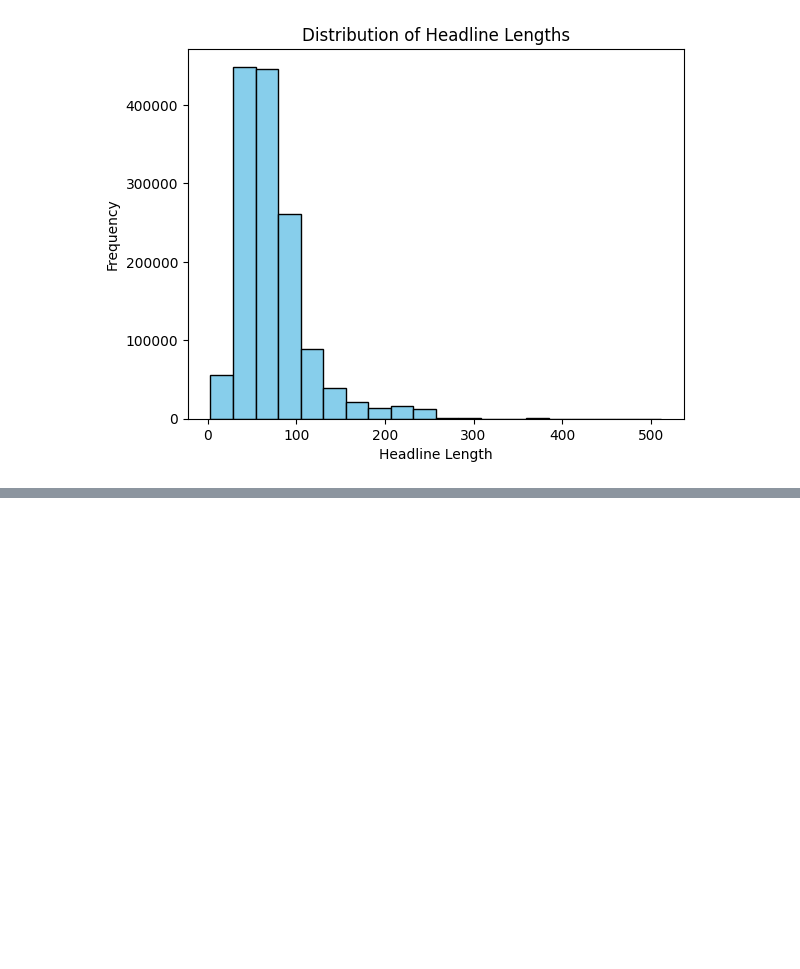
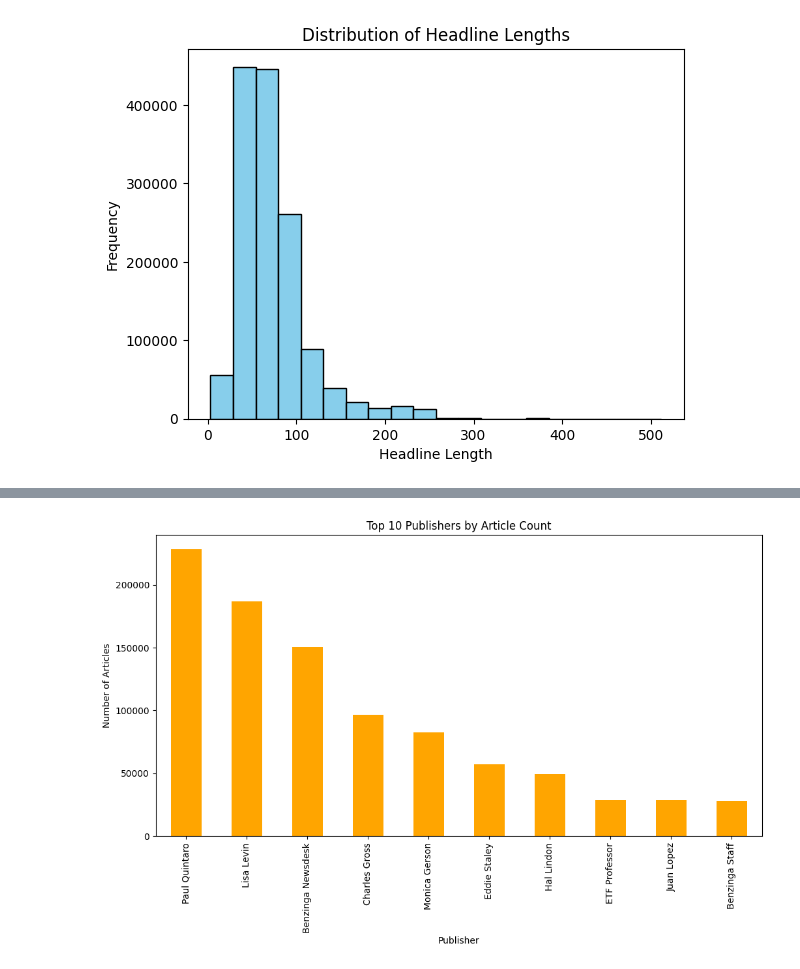
Before and after one commit to Lemlem-Tsifete/Tnx-acadamy-week-1, a Jupyter notebook: notebooks/analysis.ipynb, the cells around one changed output, grey strips where cells are left out. Cells and saved outputs as stored; diff of their text form; code cells hidden in the pictures; blank space fills up the shorter version.

```diff
--- a/notebooks/analysis.ipynb
+++ b/notebooks/analysis.ipynb
@@ -57,0 +80,13 @@ plt.show()
+# %%
+# Count articles per publisher
+publisher_counts = df['publisher'].value_counts()
+
+# Top 10 publishers
+plt.figure(figsize=(12, 6))
+publisher_counts.head(10).plot(kind='bar', color='orange')
+plt.title('Top 10 Publishers by Article Count')
+plt.xlabel('Publisher')
+plt.ylabel('Number of Articles')
+plt.show()
+# %% [output]
+[figure, added]
```
Also changed, not shown: parts of 3 cells of this notebook.
